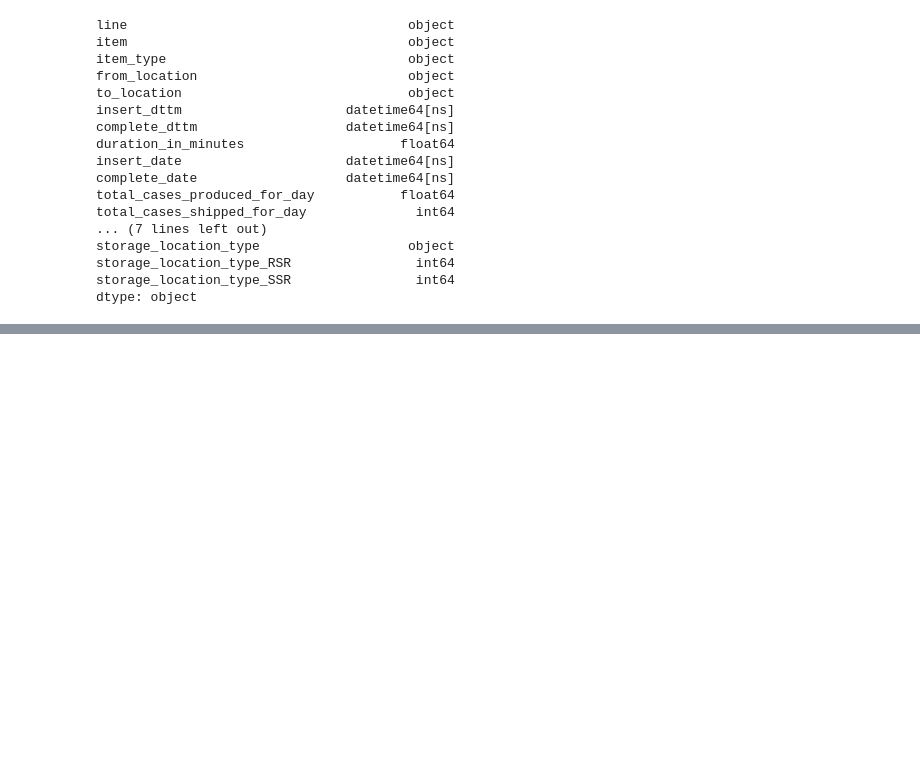
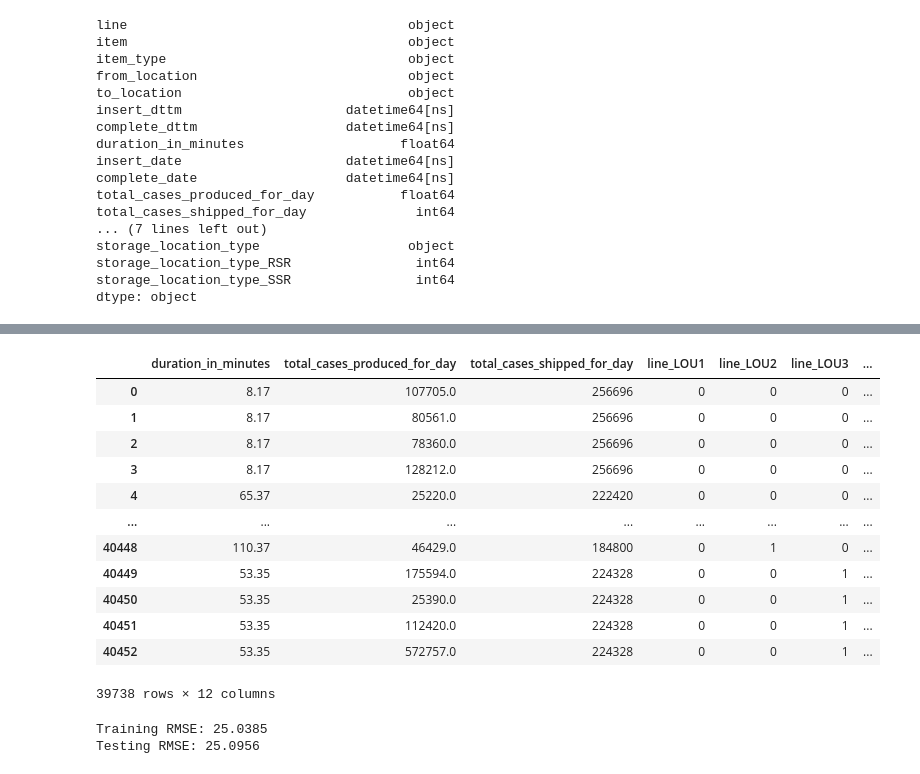
Before and after one commit to dandrew-nbl/autocall-retrieval-predictor, a Jupyter notebook: data_prep.ipynb, the cells around one changed output, grey strips where cells are left out. Drawn from its saved outputs; the diff is of its cells as text; code cells hidden in the pictures; blank space fills up the shorter version.

```diff
--- a/data_prep.ipynb
+++ b/data_prep.ipynb
@@ -1134,0 +356,17 @@ Standard deviation: 4.97
+# %%
+numerical_matrix_df_filtered = numerical_matrix_df[numerical_matrix_df['duration_in_minutes'] < 200]
+numerical_matrix_df_filtered
+# %% [output]
+|  | duration_in_minutes | total_cases_produced_for_day | total_cases_shipped_for_day | line_LOU1 | line_LOU2 | line_LOU3 | ... |
+| 0 | 8.17 | 107705.0 | 256696 | 0 | 0 | 0 | ... |
+| 1 | 8.17 | 80561.0 | 256696 | 0 | 0 | 0 | ... |
+| 2 | 8.17 | 78360.0 | 256696 | 0 | 0 | 0 | ... |
+| 3 | 8.17 | 128212.0 | 256696 | 0 | 0 | 0 | ... |
+| 4 | 65.37 | 25220.0 | 222420 | 0 | 0 | 0 | ... |
+| ... | ... | ... | ... | ... | ... | ... | ... |
+| 40448 | 110.37 | 46429.0 | 184800 | 0 | 1 | 0 | ... |
+| 40449 | 53.35 | 175594.0 | 224328 | 0 | 0 | 1 | ... |
+| 40450 | 53.35 | 25390.0 | 224328 | 0 | 0 | 1 | ... |
+| 40451 | 53.35 | 112420.0 | 224328 | 0 | 0 | 1 | ... |
+| 40452 | 53.35 | 572757.0 | 224328 | 0 | 0 | 1 | ... |
+39738 rows × 12 columns
@@ -1134,0 +380,30 @@ Standard deviation: 4.97
+# %%
+import numpy as np
+from sklearn.model_selection import train_test_split
+from sklearn.tree import DecisionTreeRegressor
+from sklearn.metrics import mean_squared_error
+
+# Prepare the data
+X = numerical_matrix_df_filtered.drop(columns=['duration_in_minutes'])
+y = numerical_matrix_df_filtered['duration_in_minutes']
+
+# Split the data into training and testing sets
+X_train, X_test, y_train, y_test = train_test_split(X, y, test_size=0.2, random_state=42)
+
+# Train the Decision Tree Regressor with pruning
+dt_regressor = DecisionTreeRegressor(max_depth=5, min_samples_split=10, min_samples_leaf=4, random_state=42)
+dt_regressor.fit(X_train, y_train)
+
+# Make predictions
+y_train_pred = dt_regressor.predict(X_train)
+y_test_pred = dt_regressor.predict(X_test)
+
+# Evaluate the model
+train_rmse = np.sqrt(mean_squared_error(y_train, y_train_pred))
+test_rmse = np.sqrt(mean_squared_error(y_test, y_test_pred))
+
+print(f"Training RMSE: {train_rmse:.4f}")
+print(f"Testing RMSE: {test_rmse:.4f}")
+# %% [output]
+Training RMSE: 25.0385
+Testing RMSE: 25.0956
```
Also changed, not shown: parts of 43 cells of this notebook.
